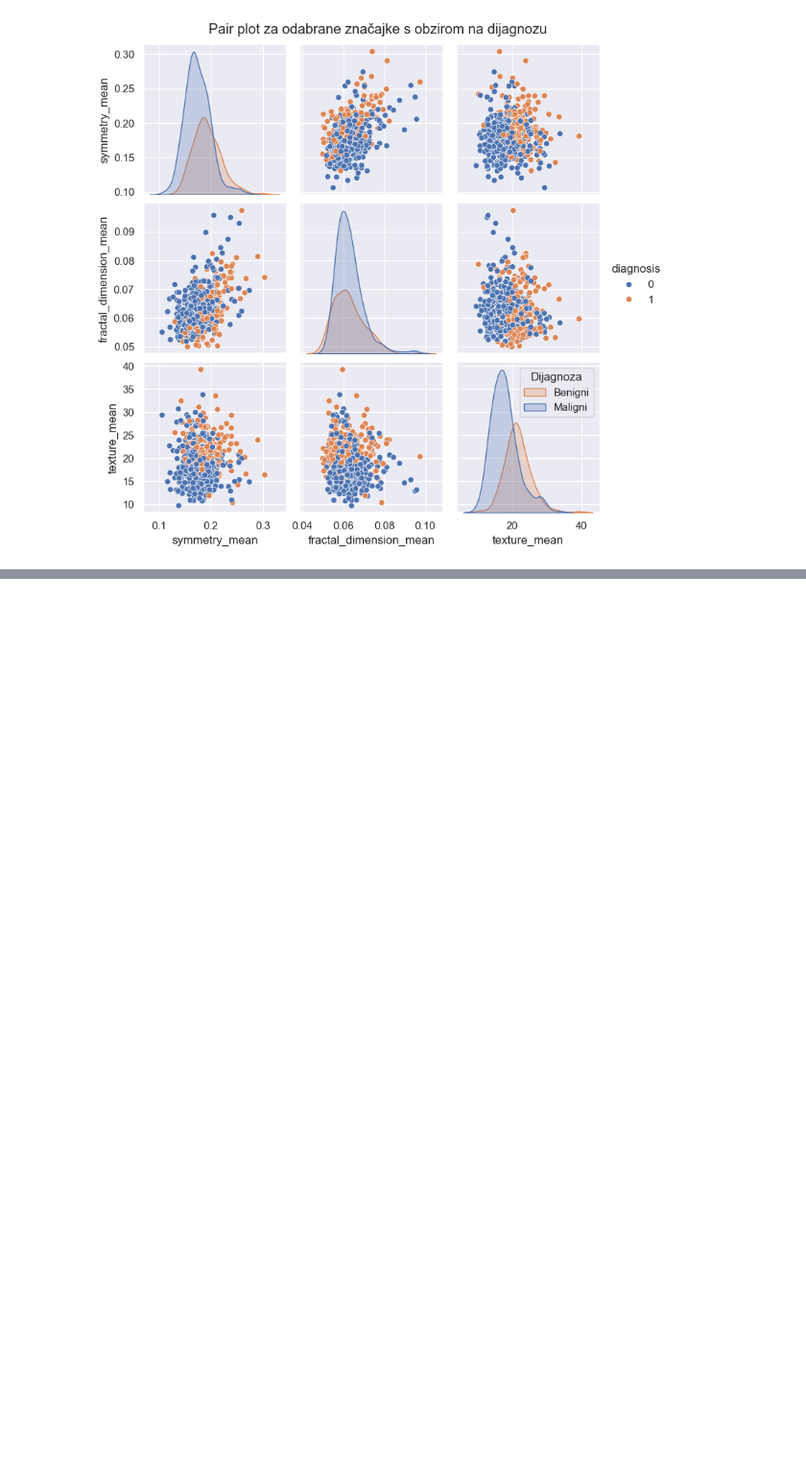
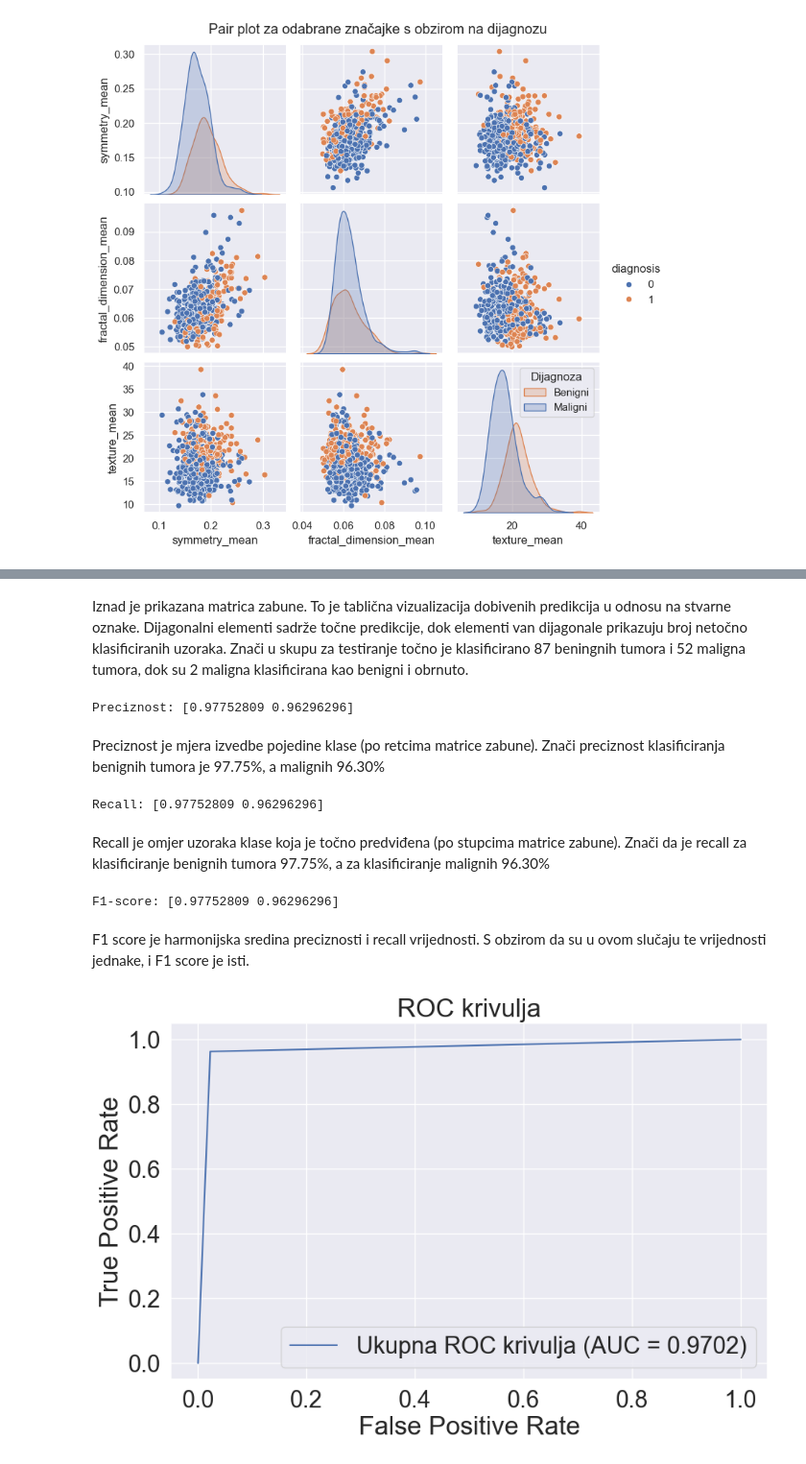
Before and after one commit to unamaravic/UZOP-projekt, a Jupyter notebook: UZOP-projekt.ipynb, the cells around one changed output, grey strips where cells are left out. Shown at 96% size. Drawn from its saved outputs; the diff is of its cells as text; code cells hidden in the pictures; blank space fills up the shorter version.

```diff
--- a/UZOP-projekt.ipynb
+++ b/UZOP-projekt.ipynb
@@ -370,0 +434,2 @@ plt.show()
+# %% [markdown]
+Iznad je prikazana matrica zabune. To je tablična vizualizacija dobivenih predikcija u odnosu na stvarne oznake. Dijagonalni elementi sadrže točne predikcije, dok elementi van dijagonale prikazuju broj netočno klasificiranih uzoraka. Znači u skupu za testiranje točno je klasificirano 87 beningnih tumora i 52 maligna tumora, dok su 2 maligna klasificirana kao benigni i obrnuto.
@@ -370,0 +438,39 @@ plt.show()
+# %%
+precision_LR = precision_score(data_test['diagnosis'], test_predictions, average=None)
+print("Preciznost:", precision_LR)
+# %% [output]
+Preciznost: [0.97752809 0.96296296]
+# %% [markdown]
+Preciznost je mjera izvedbe pojedine klase (po retcima matrice zabune). Znači preciznost klasificiranja benignih tumora je 97.75%, a malignih 96.30%
+# %%
+from sklearn.metrics import recall_score
+recall_LR = recall_score(data_test['diagnosis'], test_predictions, average=None)
+print("Recall:", recall_LR)
+# %% [output]
+Recall: [0.97752809 0.96296296]
+# %% [markdown]
+Recall je omjer uzoraka klase koja je točno predviđena (po stupcima matrice zabune). Znači da je recall za klasificiranje benignih tumora 97.75%, a za klasificiranje malignih 96.30%
+# %%
+from sklearn.metrics import f1_score
+
+f1_LR = f1_score(data_test['diagnosis'], test_predictions, average=None)
+print("F1-score:", f1_LR)
+# %% [output]
+F1-score: [0.97752809 0.96296296]
+# %% [markdown]
+F1 score je harmonijska sredina preciznosti i recall vrijednosti. S obzirom da su u ovom slučaju te vrijednosti jednake, i F1 score je isti.
+# %%
+from sklearn.metrics import roc_curve, auc
+fpr_total, tpr_total, _ = roc_curve(data_test['diagnosis'], test_predictions)
+roc_auc_total = auc(fpr_total, tpr_total)
+# %%
+plt.figure(figsize=(10, 6))
+plt.plot(fpr_total, tpr_total, label=f'Ukupna ROC krivulja (AUC = {roc_auc_total:.4f})')
+
+plt.title('ROC krivulja')
+plt.xlabel('False Positive Rate')
+plt.ylabel('True Positive Rate')
+plt.legend()
+plt.show()
+# %% [output]
+[figure, added]
```
Also changed, not shown: parts of 95 cells of this notebook.
